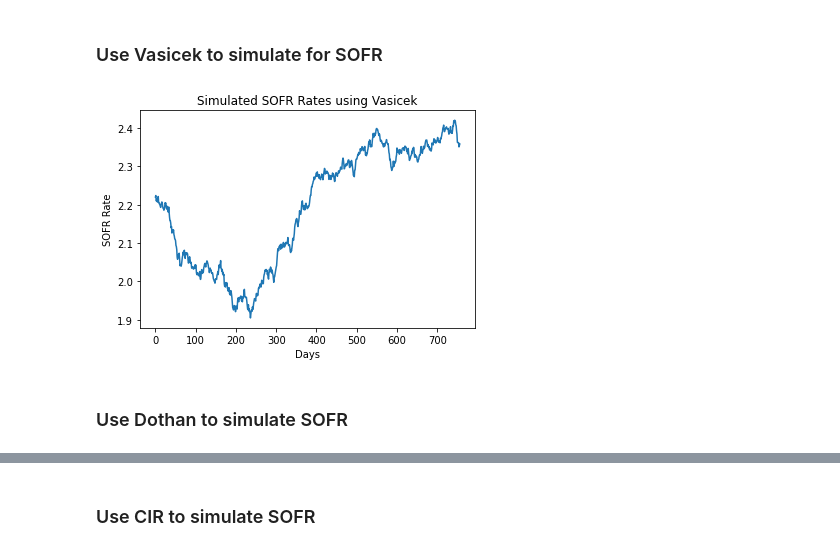
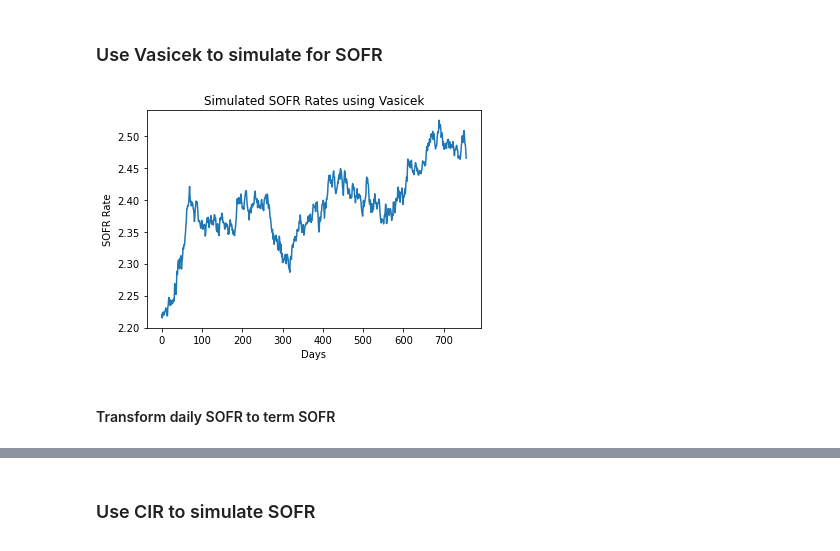
Before and after one commit to rl3279/2023_ieor4735, a Jupyter notebook: FinalProjectStructure.ipynb, the cells around one changed output, grey strips where cells are left out. Cells and saved outputs as stored; diff of their text form; code cells hidden in the pictures.

```diff
--- a/FinalProjectStructure.ipynb
+++ b/FinalProjectStructure.ipynb
@@ -25,6 +26,7 @@ delta = 3
 k = 1
 k_prime = 1
 t = '2015-11-01'
+days = 252
 start_date = datetime.strptime(t, '%Y-%m-%d').date() + relativedelta(years=T)
 end_date = start_date + relativedelta(months=delta)
 start_date = start_date.strftime('%Y-%m-%d')
@@ -87,45 +86,47 @@ sofr_rates = sofr_data['Rate (%)'].copy()
 changes = sofr_rates.diff().dropna()
 
 b = np.mean(sofr_rates)
+def vasicek_regression(rates, changes, b):
+    dt = 1/252  # Time increment
 
-# Estimate a, b and sigma
-def vasicek_regression(rates, changes, b):
+    # Adjust 'changes' for dt
+    y = changes.values / np.sqrt(dt)
+
     X = -1 * (rates[:-1] - b).values.reshape(-1, 1)
-    y = changes.values
 
     model = LinearRegression()
     model.fit(X, y)
     a = -model.coef_[0]
 
     # Estimate sigma
     residuals = y - model.predict(X)
-    sigma = np.std(residuals)
+    sigma = np.std(residuals) * np.sqrt(dt)  # Adjust sigma for the time increment
 
     return a, sigma, b
 
 
 # Simulate Future SOFR Rates
-def simulate_vasicek(a, b, changes, sigma, sofr_rates, days=days*T):
+def simulate_vasicek(b, changes, sofr_rates, days=days*T):
     dt = 1/252
     rates = [sofr_rates.iloc[-1]]
     historical = sofr_rates
     for _ in range(days):
         a, sigma, b = vasicek_regression(historical, changes, b)
         dr = a * (b - rates[-1]) * dt + sigma * np.random.normal() * np.sqrt(dt)
         rates.append(rates[-1] + dr)
         historical[len(historical)] = rates[-1]
         changes = historical.diff().dropna()
 
 
     return rates
 
-simulated_rates = simulate_vasicek(a, b, changes, sigma, sofr_rates)
+simulated_rates = simulate_vasicek(b, changes, sofr_rates)
 
 # Step 5: Plot the Results
 plt.plot(simulated_rates)
 plt.title('Simulated SOFR Rates using Vasicek')
 plt.xlabel('Days')
 plt.ylabel('SOFR Rate')
 plt.show()
 # %% [output]
-[figure, old version]
+[figure, new version]
@@ -134,2 +133,2 @@ plt.show()
 # %% [markdown]
-### Use Dothan to simulate SOFR
+#### Transform daily SOFR to term SOFR
```
Also changed, not shown: parts of 5 cells of this notebook.
